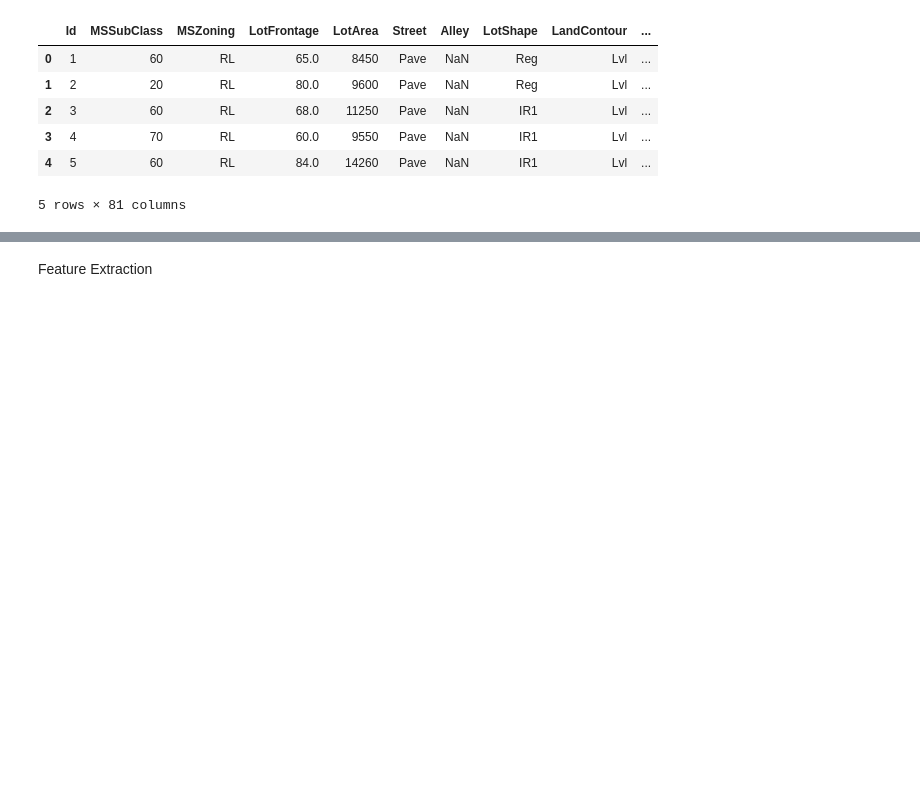
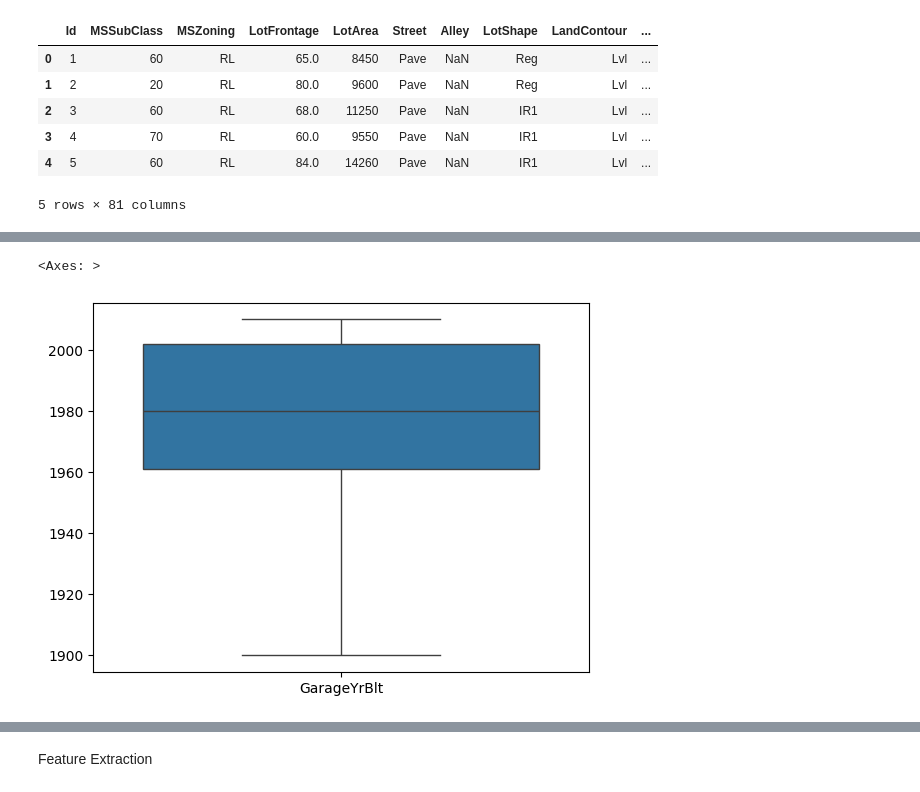
Before and after one commit to shafiqazam/Kaggle, a Jupyter notebook: home-data-for-ml-course/main.ipynb, the cells around one changed output, grey strips where cells are left out. Cells and saved outputs as stored; diff of their text form; code cells hidden in the pictures; blank space fills up the shorter version.

```diff
--- a/home-data-for-ml-course/main.ipynb
+++ b/home-data-for-ml-course/main.ipynb
@@ -22,0 +182,5 @@ dfFinal = df.copy()
+# %%
+sns.boxplot(data=df3[["GarageYrBlt"]])
+# %% [output]
+<Axes: >
+[figure, added]
```
Also changed, not shown: parts of 19 cells of this notebook.
